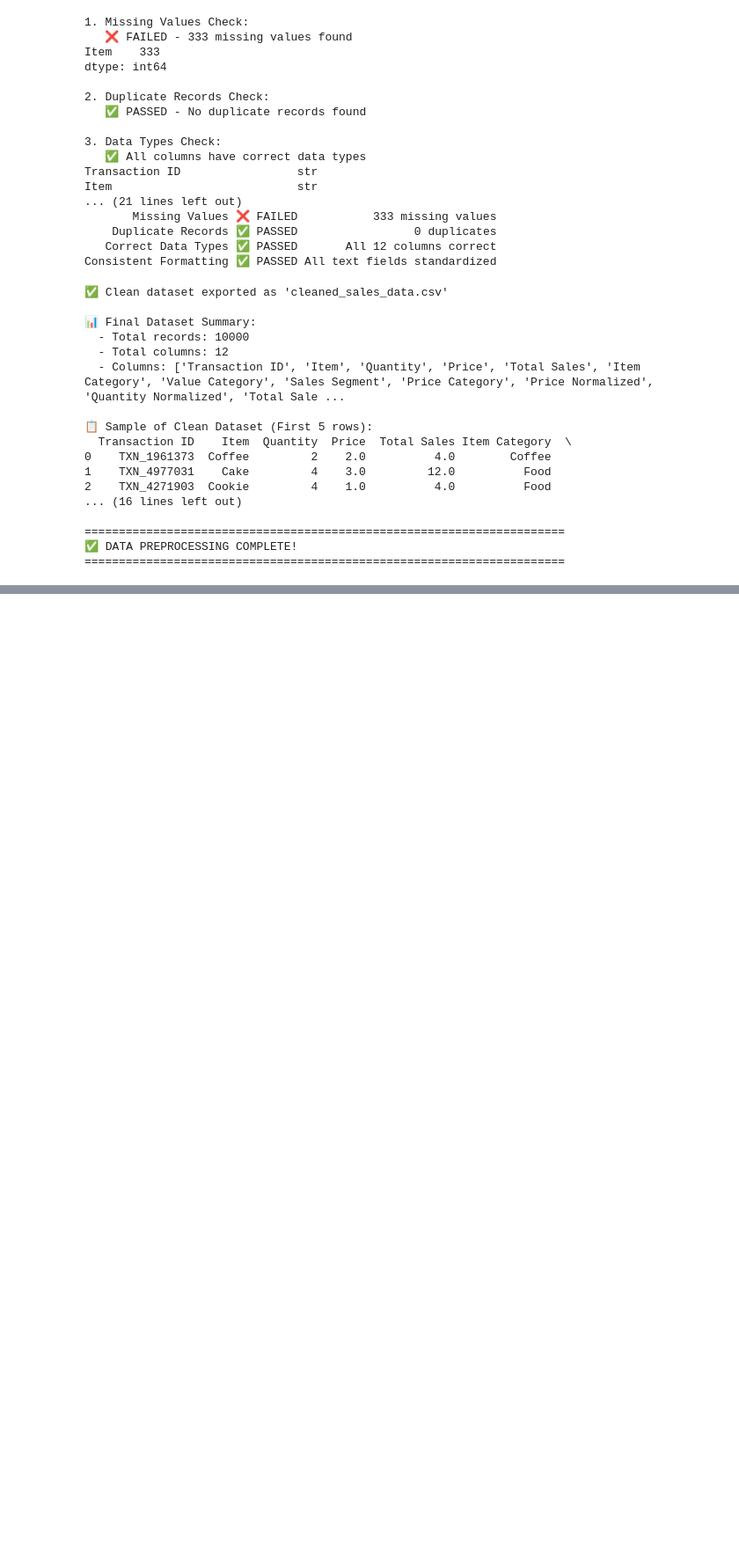
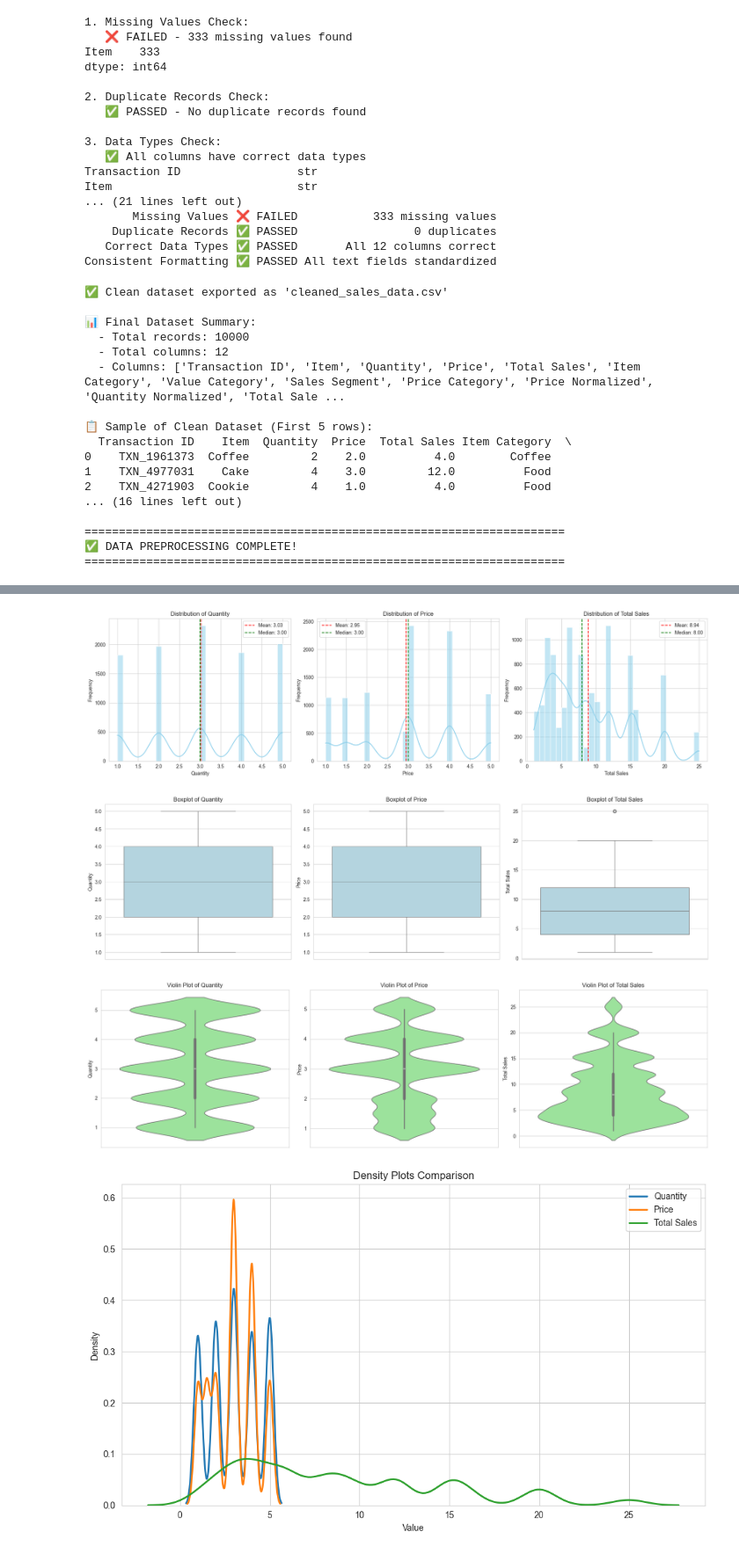
Before and after one commit to Ndanu-eng/cafe-sales-cleaning, a Jupyter notebook: Cafe_sales.ipynb, the cells around one changed output, grey strips where cells are left out. Shown at 88% size. Saved outputs shown, nothing was run; the diff lists cells and outputs as text; code cells hidden in the pictures; blank space fills up the shorter version.

Commit message:
Add complete Week 4 EDA analysis

```diff
--- a/Cafe_sales.ipynb
+++ b/Cafe_sales.ipynb
@@ -761,0 +906,73 @@ print("=" * 70)
+# %%
+# ============================================
+# TASK 3: DISTRIBUTION ANALYSIS
+
+
+# Select numerical columns for analysis
+numerical_cols = ['Quantity', 'Price', 'Total Sales']
+
+# 3.1 Histograms with KDE
+fig, axes = plt.subplots(1, 3, figsize=(18, 5))
+
+for i, col in enumerate(numerical_cols):
+    sns.histplot(df[col], kde=True, ax=axes[i], color='skyblue', bins=30)
+    axes[i].axvline(df[col].mean(), color='red', linestyle='--', label=f'Mean: {df[col].mean():.2f}')
+    axes[i].axvline(df[col].median(), color='green', linestyle='--', label=f'Median: {df[col].median():.2f}')
+    axes[i].set_title(f'Distribution of {col}')
+    axes[i].set_xlabel(col)
+    axes[i].set_ylabel('Frequency')
+    axes[i].legend()
+
+plt.tight_layout()
+plt.savefig('distribution_histograms.png', dpi=300)
+plt.show()
+
+# 3.2 Boxplots for outlier visualization
+fig, axes = plt.subplots(1, 3, figsize=(18, 5))
+
+for i, col in enumerate(numerical_cols):
+    sns.boxplot(y=df[col], ax=axes[i], color='lightblue')
+    axes[i].set_title(f'Boxplot of {col}')
+    axes[i].set_ylabel(col)
+
+plt.tight_layout()
+plt.savefig('distribution_boxplots.png', dpi=300)
+plt.show()
+
+# 3.3 Violin plots
+fig, axes = plt.subplots(1, 3, figsize=(18, 5))
+
+for i, col in enumerate(numerical_cols):
+    sns.violinplot(y=df[col], ax=axes[i], color='lightgreen')
+    axes[i].set_title(f'Violin Plot of {col}')
+    axes[i].set_ylabel(col)
+
+plt.tight_layout()
+plt.savefig('distribution_violin.png', dpi=300)
+plt.show()
+
+# 3.4 Density plots
+fig, ax = plt.subplots(figsize=(10, 6))
+for col in numerical_cols:
+    sns.kdeplot(df[col], label=col, linewidth=2)
+ax.set_title('Density Plots Comparison')
+ax.set_xlabel('Value')
+ax.set_ylabel('Density')
+ax.legend()
+plt.tight_layout()
+plt.savefig('distribution_density.png', dpi=300)
+plt.show()
+
+print("\n📋 Distribution Analysis Summary:")
+for col in numerical_cols:
+    print(f"\n{col}:")
+    print(f"   - Mean: {df[col].mean():.2f}")
+    print(f"   - Median: {df[col].median():.2f}")
+    print(f"   - Skewness: {df[col].skew():.2f}")
+    print(f"   - Kurtosis: {df[col].kurtosis():.2f}")
+    print(f"   - Range: {df[col].min():.2f} - {df[col].max():.2f}")
+# %% [output]
+[figure, added]
+[figure, added]
+[figure, added]
+[figure, added]
```
Also changed, not shown: parts of 12 cells of this notebook, 15 other files.
